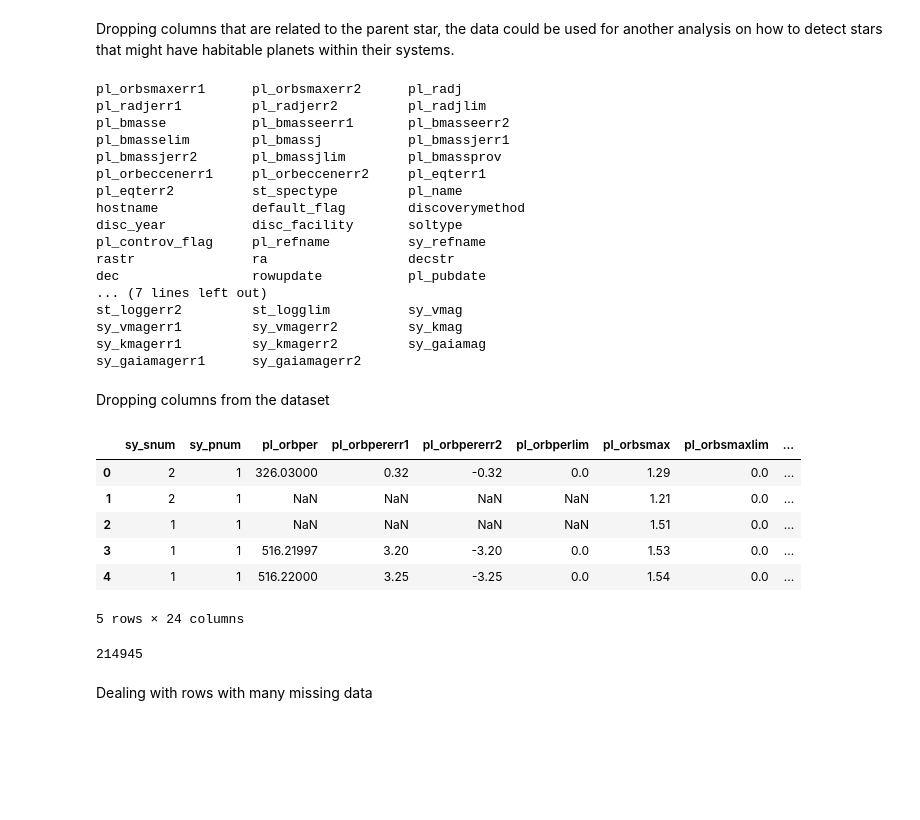
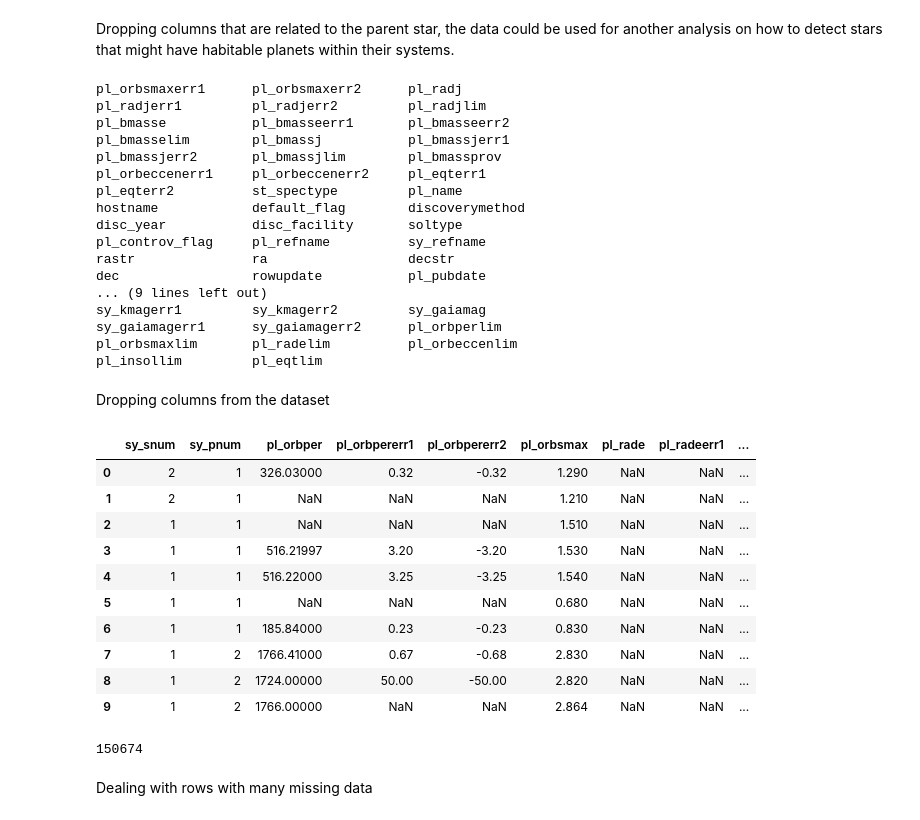
Before and after one commit to hikmetguner/exoplanet-habitability, a Jupyter notebook: dscp.ipynb, the cells around one changed output. Saved outputs shown, nothing was run; the diff lists cells and outputs as text; code cells hidden in the pictures; blank space fills up the shorter version.

```diff
--- a/dscp.ipynb
+++ b/dscp.ipynb
@@ -132,7 +133,13 @@ drop_columns.extend([
     'sy_kmagerr2',
     'sy_gaiamag',
     'sy_gaiamagerr1',
-    'sy_gaiamagerr2'
+    'sy_gaiamagerr2',
+    'pl_orbperlim',
+    'pl_orbsmaxlim',
+    'pl_radelim',
+    'pl_orbeccenlim',
+    'pl_insollim',
+    'pl_eqtlim'
     ])
 
 
@@ -155,29 +162,33 @@ disc_year           disc_facility       soltype
 pl_controv_flag     pl_refname          sy_refname
 rastr               ra                  decstr
 dec                 rowupdate           pl_pubdate
-... (7 lines left out)
-st_loggerr2         st_logglim          sy_vmag
-sy_vmagerr1         sy_vmagerr2         sy_kmag
+... (9 lines left out)
 sy_kmagerr1         sy_kmagerr2         sy_gaiamag
-sy_gaiamagerr1      sy_gaiamagerr2
+sy_gaiamagerr1      sy_gaiamagerr2      pl_orbperlim
+pl_orbsmaxlim       pl_radelim          pl_orbeccenlim
+pl_insollim         pl_eqtlim
 # %% [markdown]
 Dropping columns from the dataset
 # %%
 df = df.drop(columns=drop_columns)
-df.head()
+df.head(10)
 # %% [output]
-|  | sy_snum | sy_pnum | pl_orbper | pl_orbpererr1 | pl_orbpererr2 | pl_orbperlim | pl_orbsmax | pl_orbsmaxlim | ... |
-| 0 | 2 | 1 | 326.03000 | 0.32 | -0.32 | 0.0 | 1.29 | 0.0 | ... |
-| 1 | 2 | 1 | NaN | NaN | NaN | NaN | 1.21 | 0.0 | ... |
-| 2 | 1 | 1 | NaN | NaN | NaN | NaN | 1.51 | 0.0 | ... |
-| 3 | 1 | 1 | 516.21997 | 3.20 | -3.20 | 0.0 | 1.53 | 0.0 | ... |
-| 4 | 1 | 1 | 516.22000 | 3.25 | -3.25 | 0.0 | 1.54 | 0.0 | ... |
+|  | sy_snum | sy_pnum | pl_orbper | pl_orbpererr1 | pl_orbpererr2 | pl_orbsmax | pl_rade | pl_radeerr1 | ... |
+| 0 | 2 | 1 | 326.03000 | 0.32 | -0.32 | 1.290 | NaN | NaN | ... |
+| 1 | 2 | 1 | NaN | NaN | NaN | 1.210 | NaN | NaN | ... |
+| 2 | 1 | 1 | NaN | NaN | NaN | 1.510 | NaN | NaN | ... |
+| 3 | 1 | 1 | 516.21997 | 3.20 | -3.20 | 1.530 | NaN | NaN | ... |
+| 4 | 1 | 1 | 516.22000 | 3.25 | -3.25 | 1.540 | NaN | NaN | ... |
+| 5 | 1 | 1 | NaN | NaN | NaN | 0.680 | NaN | NaN | ... |
+| 6 | 1 | 1 | 185.84000 | 0.23 | -0.23 | 0.830 | NaN | NaN | ... |
+| 7 | 1 | 2 | 1766.41000 | 0.67 | -0.68 | 2.830 | NaN | NaN | ... |
+| 8 | 1 | 2 | 1724.00000 | 50.00 | -50.00 | 2.820 | NaN | NaN | ... |
+| 9 | 1 | 2 | 1766.00000 | NaN | NaN | 2.864 | NaN | NaN | ... |
-5 rows × 24 columns
 # %%
 null_after_dropcol = df.isnull().sum().sum()
 null_after_dropcol
 # %% [output]
-214945
+150674
 # %% [markdown]
 Dealing with rows with many missing data
 # %% [markdown]
```
Also changed, not shown: parts of 48 cells of this notebook.
